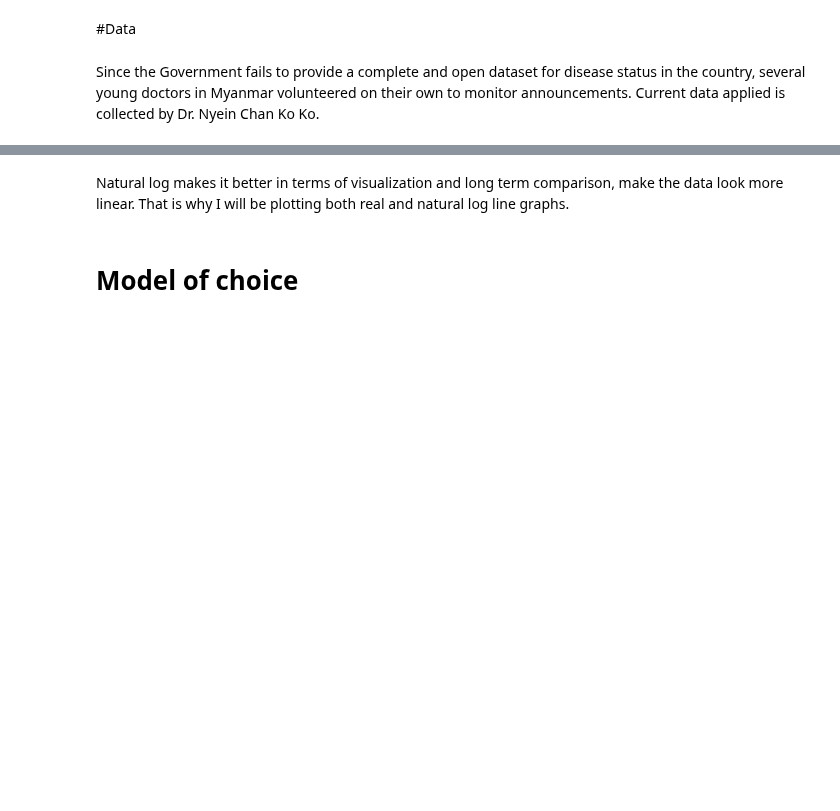
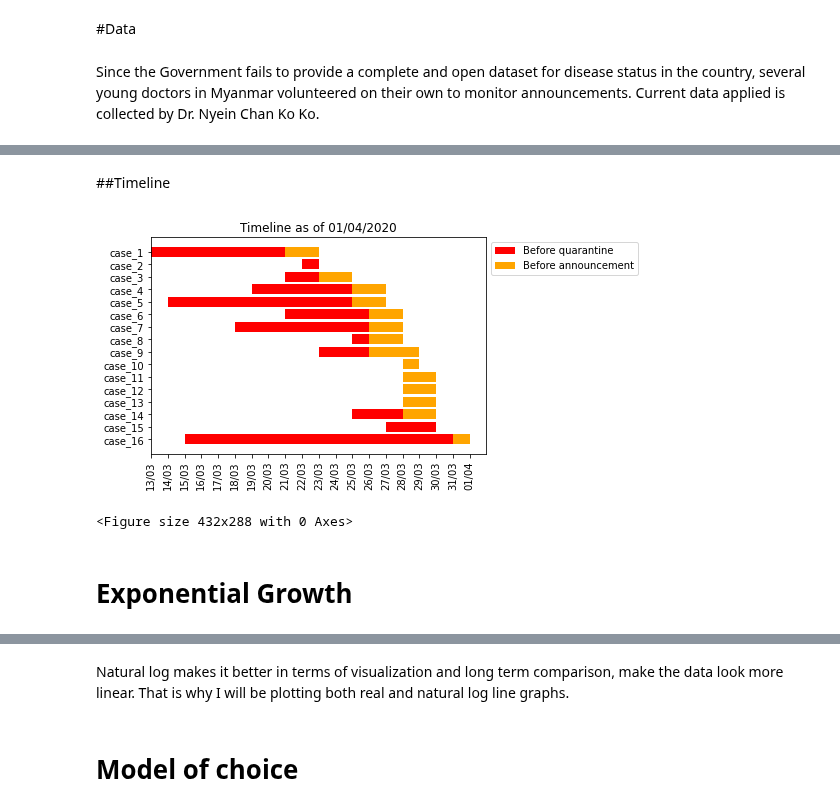
Before and after one commit to finerbrighterlighter/myanmar_covid19, a Jupyter notebook: exponential_growth.ipynb, the cells around one changed output, grey strips where cells are left out. Cells and saved outputs as stored; diff of their text form; code cells hidden in the pictures; blank space fills up the shorter version.

```diff
--- a/exponential_growth.ipynb
+++ b/exponential_growth.ipynb
@@ -19,0 +116,25 @@ columns = ["Date","Announced"]
+# %% [markdown]
+##Timeline
+# %%
+yindex = np.arange(len(df["case_id"]))
+xindex = np.arange(len(pd.date_range(start=df.first_date.min(), end=df.ann_date.max())))
+
+plt.yticks(yindex,df["case_id"], fontsize=10)
+plt.xticks(xindex,pd.date_range(start=df.first_date.min(), end=df.ann_date.max()).strftime('%d/%m'), fontsize=10, rotation=90)
+plt.gca().invert_yaxis()
+
+until_qua = plt.barh(yindex, df["until_qua"], left= df["until_first"], color = "red")
+until_ann = plt.barh(yindex, df["until_ann"], left= df["until_qua"]+df["until_first"], color = "orange")
+
+plt.title("Timeline as of "+str(df.ann_date.max().strftime('%d/%m/%Y')))
+plt.legend((until_qua[0], until_ann[0]), ('Before quarantine', 'Before announcement'),loc='upper left', bbox_to_anchor=(1, 1))
+plt.show()
+
+pp = str(df["ann_date"][df.index[-1]])+"_timeline.svg"
+plt.savefig(pp)
+files.download(pp)
+# %% [output]
+[figure, added]
+<Figure size 432x288 with 0 Axes>
+# %% [markdown]
+# Exponential Growth
```
Also changed, not shown: parts of 16 cells of this notebook.
